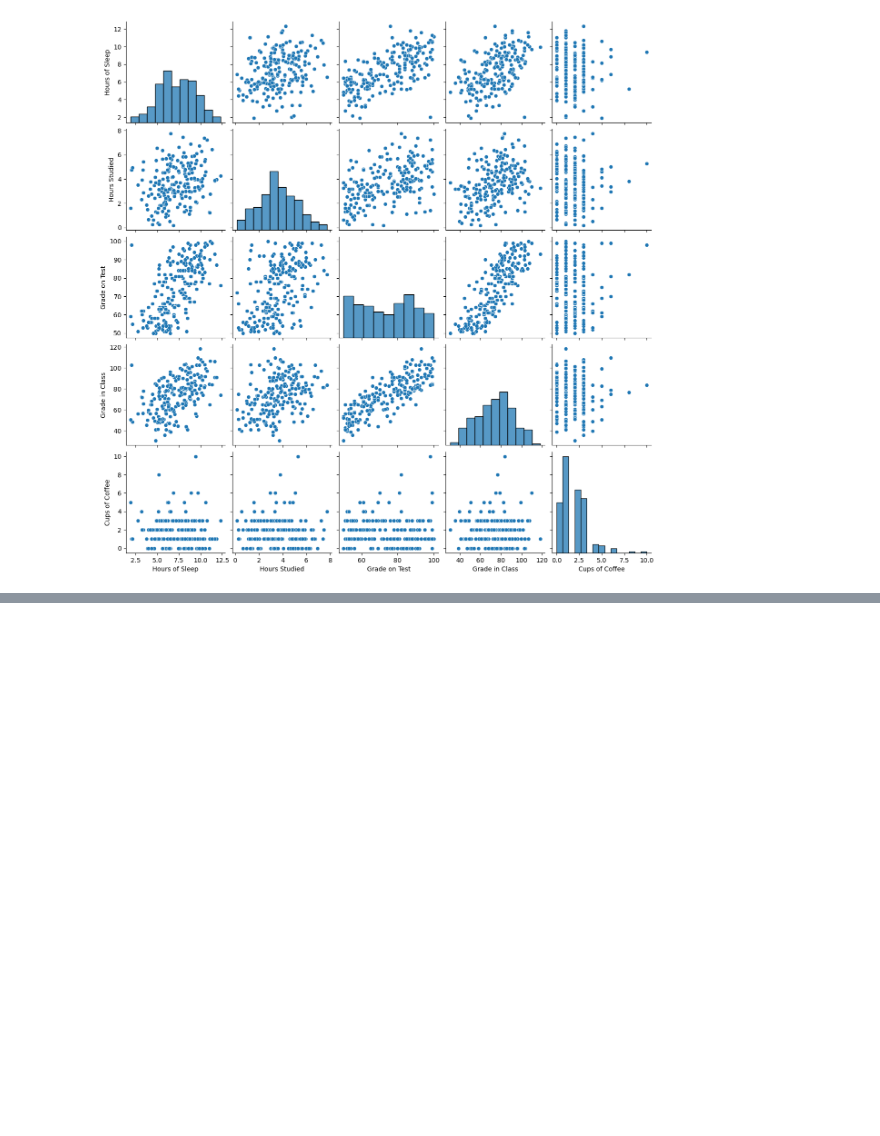
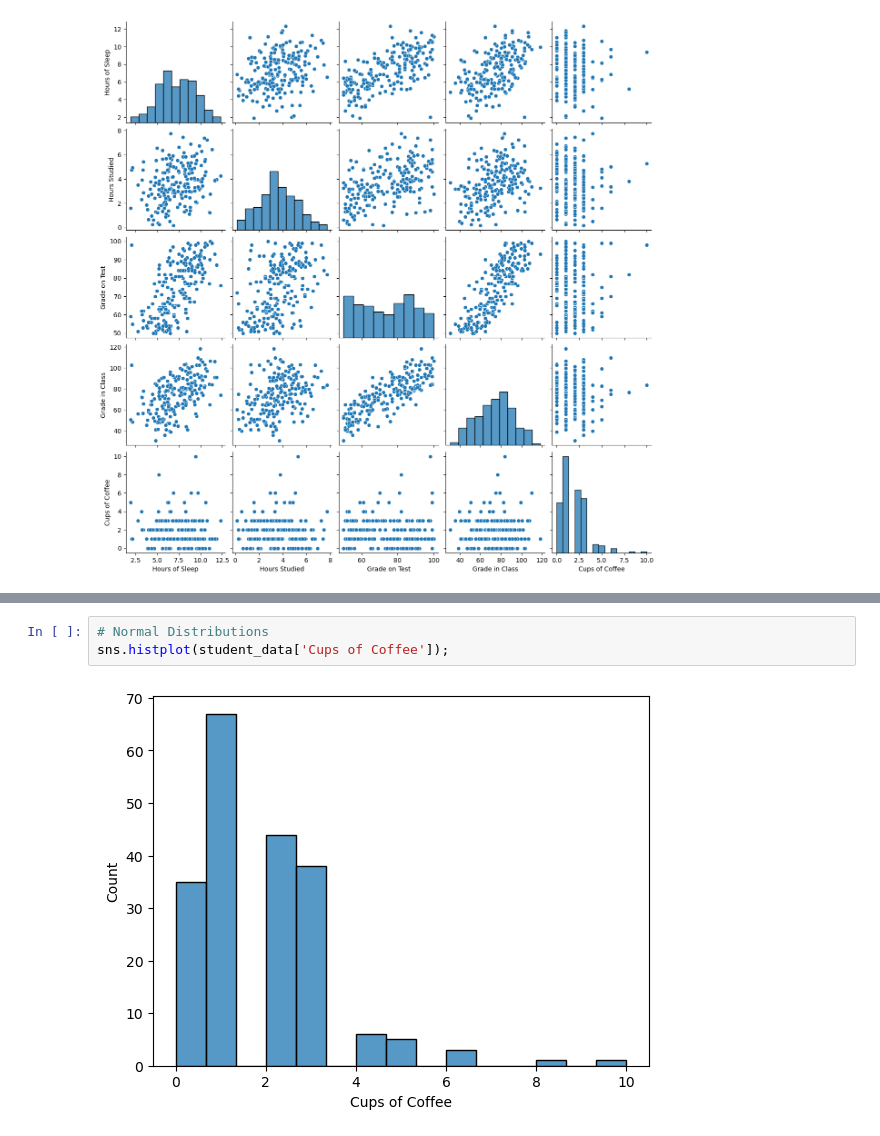
Before and after one commit to Camiloesp/Python-Data-Science-Data-Prep-EDA-with-Python, a Jupyter notebook: 3_ExploratoryDataAnalysis_Visualization.ipynb, the cells around one changed output, grey strips where cells are left out. Saved outputs shown, nothing was run; the diff lists cells and outputs as text; blank space fills up the shorter version.

Commit message:
Distributions

```diff
--- a/3_ExploratoryDataAnalysis_Visualization.ipynb
+++ b/3_ExploratoryDataAnalysis_Visualization.ipynb
@@ -295,0 +327,5 @@ sns.pairplot(student_data)
+# %%
+# Normal Distributions
+sns.histplot(student_data['Cups of Coffee']);
+# %% [output]
+[figure, added]
```
Also changed, not shown: parts of 6 cells of this notebook.
